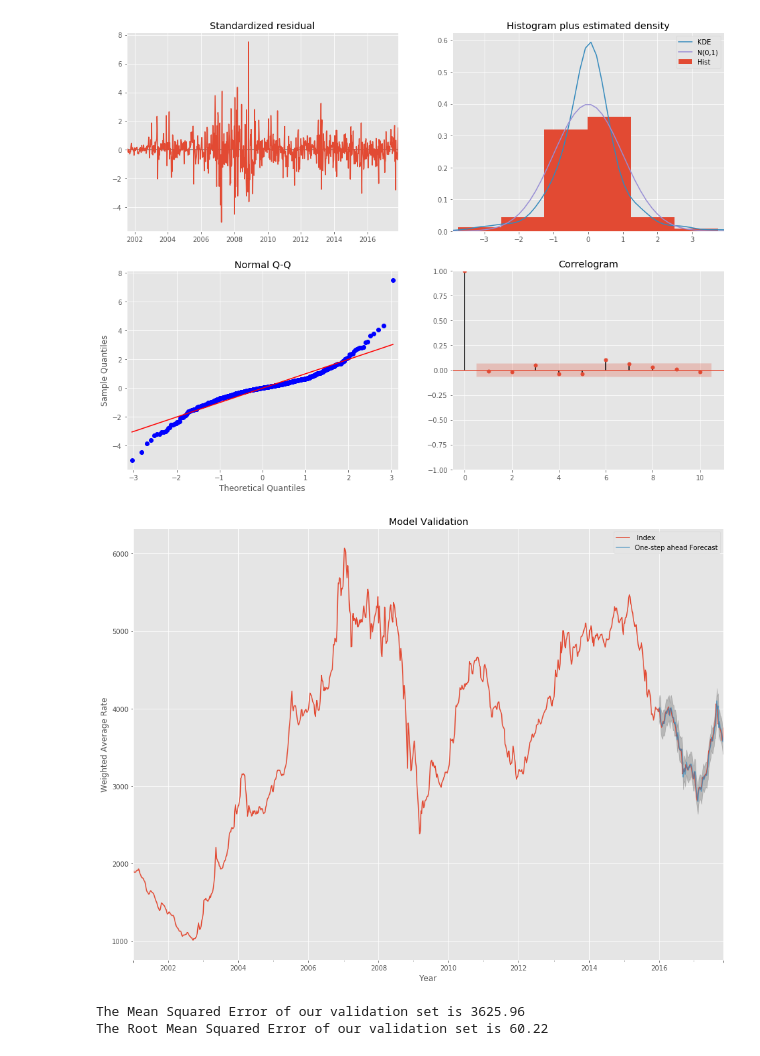
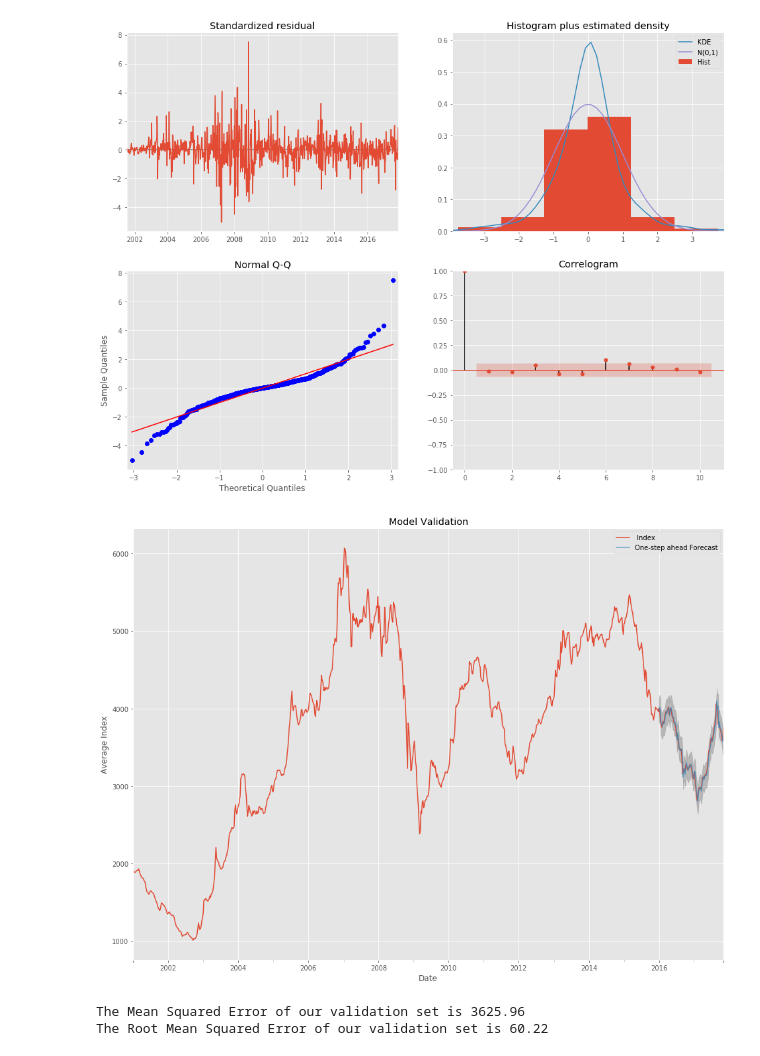
Before and after one commit to mau955/samcom_data_challenge, a Jupyter notebook: 03_Question.ipynb, the cells around one changed output. Saved outputs shown, nothing was run; the diff lists cells and outputs as text; code cells hidden in the pictures.

```diff
--- a/03_Question.ipynb
+++ b/03_Question.ipynb
@@ -174,18 +178,18 @@ plt.savefig('images/Model_Diagnostics_Cumulative.png')
 # %%
 # Model Validating
 pred = results.get_prediction(start=pd.to_datetime('2016-01-03'), dynamic=False)
 pred_ci = pred.conf_int()
 
 ax = train['2000':].plot(label='observed')
 pred.predicted_mean.plot(ax=ax, label='One-step ahead Forecast', alpha=.7, figsize=(16, 12))
 ax.fill_between(pred_ci.index, pred_ci.iloc[:, 0], pred_ci.iloc[:, 1], color='k', alpha=.2)
-ax.set_xlabel('Year')
-ax.set_ylabel('Weighted Average Rate')
+ax.set_xlabel('Date')
+ax.set_ylabel('Average Index')
 ax.set_title('Model Validation')
 ax.legend()
 plt.savefig("images/Model_Validation.png")
 # %% [output]
-[figure, old version]
+[figure, new version]
 # %%
 # Error
 validation_forecasted = pred.predicted_mean.to_frame("predictions")
```
Also changed, not shown: parts of 5 cells of this notebook, 4 other files.
